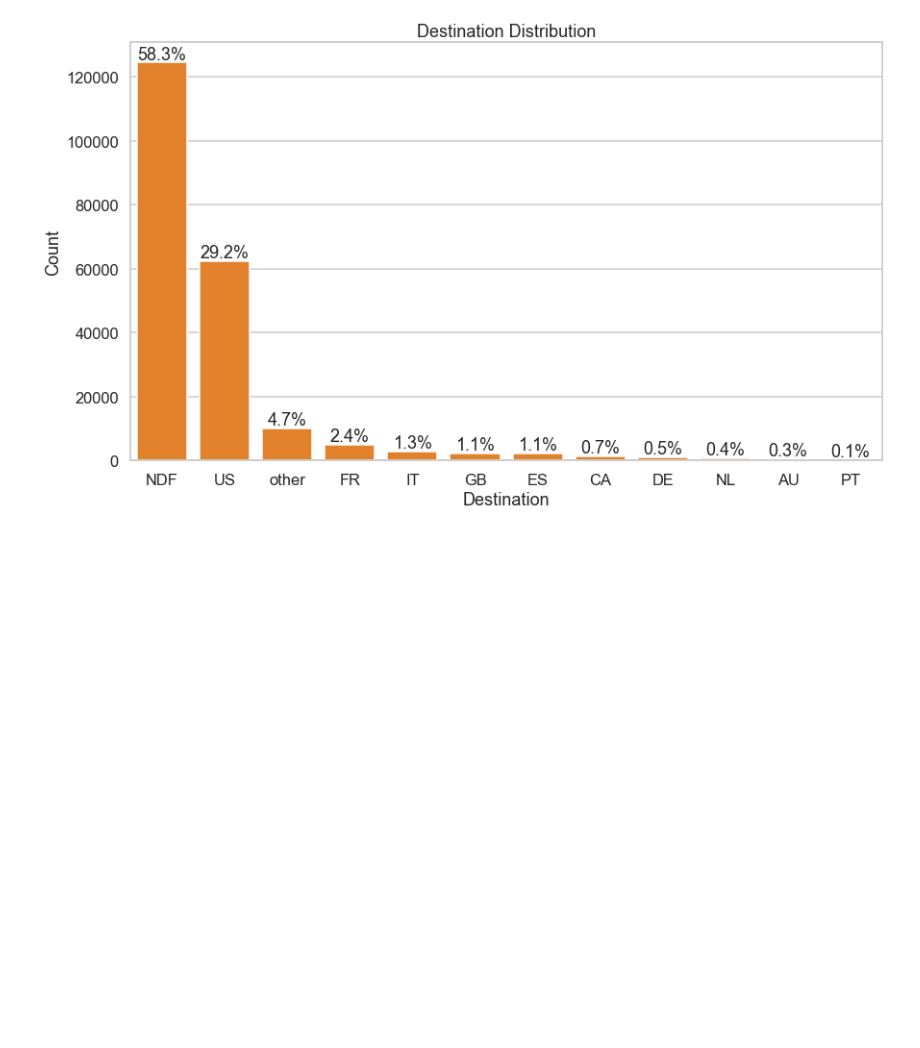
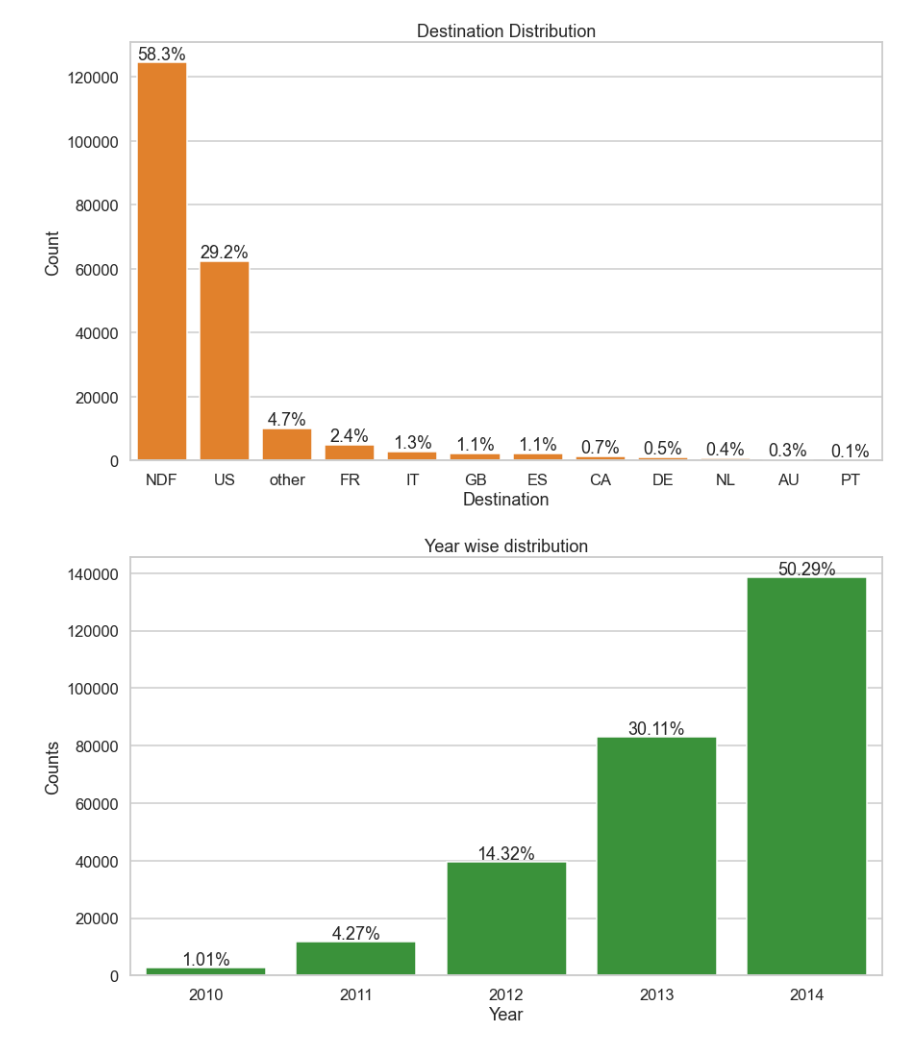
Before and after one commit to seachan94/Kaggle, a Jupyter notebook: AIrbnb/Airbnb.ipynb, the cells around one changed output. Cells and saved outputs as stored; diff of their text form; code cells hidden in the pictures; blank space fills up the shorter version.

```diff
--- a/AIrbnb/Airbnb.ipynb
+++ b/AIrbnb/Airbnb.ipynb
@@ -150,3 +150,24 @@ for i in range(order2.shape[0]):
     plt.text(i,count+1000,getstr,ha='center')
 # %% [output]
 [figure]
+# %%
+df_all['acc_year'] = df_all['date_account_created'].dt.year
+
+df_year = df_all.groupby('acc_year').count()
+year = df_all.acc_year.unique().sort()
+yearsOrder=pd.api.types.CategoricalDtype(ordered=True, categories=year)
+df_year.reset_index(inplace = True)
+df_year.acc_year = df_year.acc_year.astype(yearsOrder)
+# %%
+plt.figure(figsize = [14,8])
+sns.barplot(data = df_year ,x = 'acc_year',y = 'affiliate_provider',color = sns.color_palette()[2])
+plt.title('Year wise distribution')
+plt.xlabel('Year')
+plt.ylabel('Counts')
+
+for idx in range (df_year.shape[0]):
+    count =df_year.iloc[idx]['affiliate_provider']
+    getstr = '{:0.2f}%'.format(100*count/df_all.shape[0])
+    plt.text(idx ,count+1000,getstr,ha = 'center')
+# %% [output]
+[figure, added]
```
Also changed, not shown: parts of 6 cells of this notebook.
